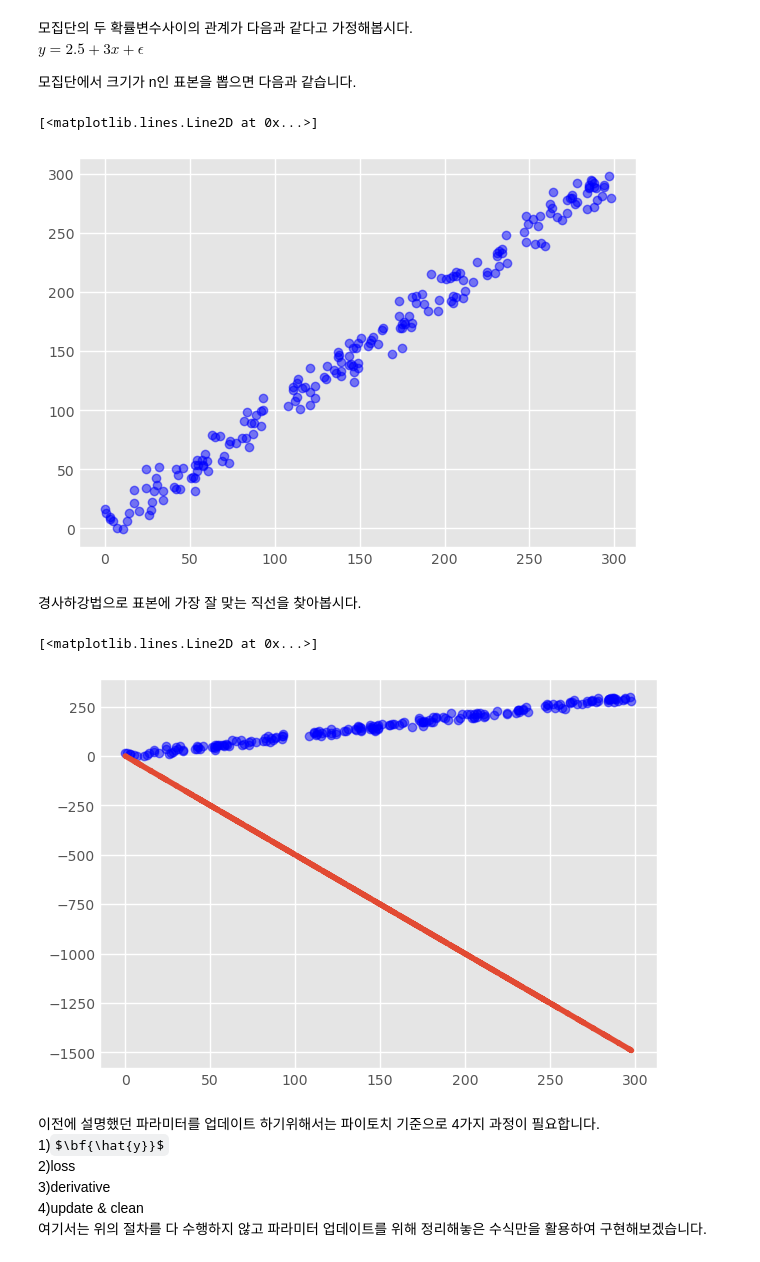
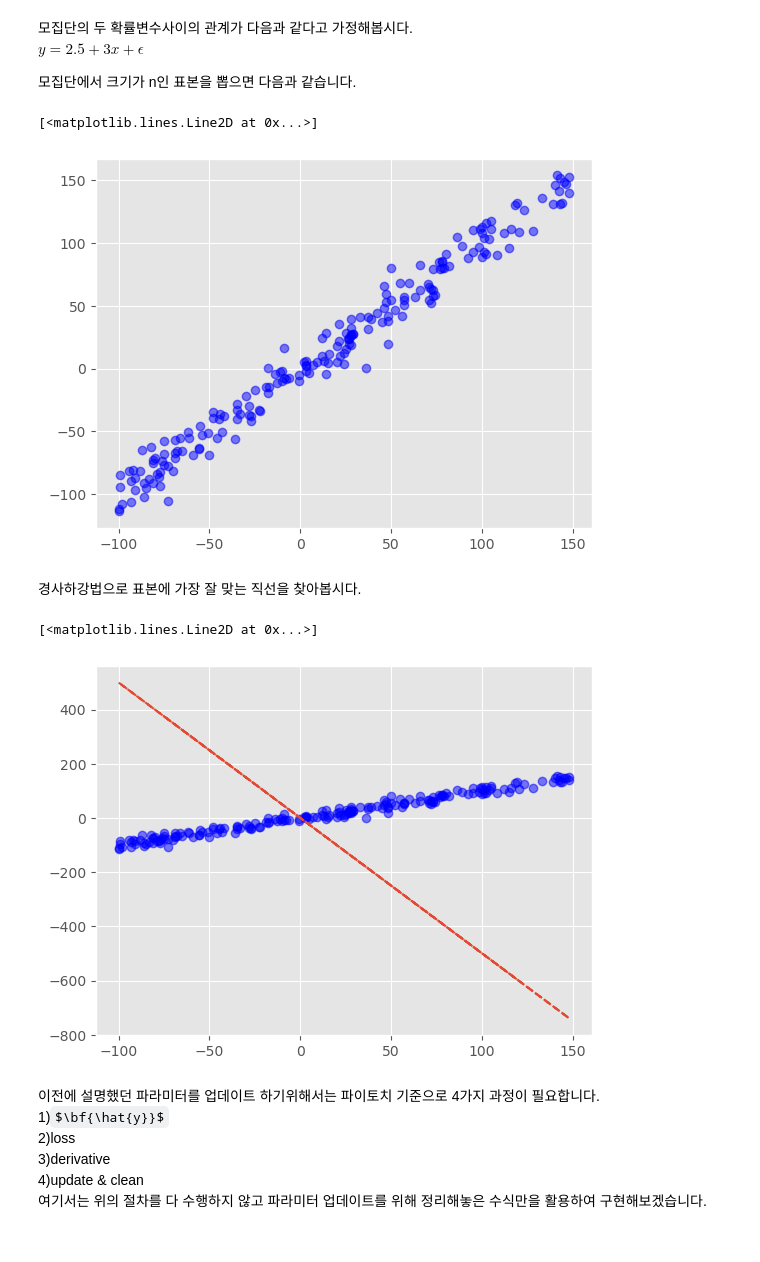
Before and after one commit to hoyeon1234/sin-hoyeon, a Jupyter notebook: posts/딥러닝/Deep learning theory/(1) Linear Regression/Linear Regression.ipynb, the cells around one changed output. Saved outputs shown, nothing was run; the diff lists cells and outputs as text; code cells hidden in the pictures; some formulas as TeX source.

```diff
--- a/posts/딥러닝/Deep learning theory/(1) Linear Regression/Linear Regression.ipynb
+++ b/posts/딥러닝/Deep learning theory/(1) Linear Regression/Linear Regression.ipynb
@@ -50,0 +69,20 @@ $\Longleftrightarrow
+# %%
+import torch
+import matplotlib.pyplot as plt
+import pandas as pd
+import seaborn as sns
+plt.style.use('ggplot')
+
+n=200
+
+#n=200인 표본 추출
+torch.manual_seed(2202)
+W = torch.tensor([0,1]).reshape(2,-1).float()
+_x = torch.randint(-100,150,(n,1))
+_ones = torch.ones((n,1))
+_epsilon = torch.randn((n,1)) * 10 #변동을 조금 더 주기 위해서 오차를 곱해줌
+X = torch.concat((_ones,_x),axis=1).float()
+y = X @ W + _epsilon
+
+plt.plot(X[:,1],y,"bo",alpha=0.5)
+plt.title("n=200")
@@ -122,17 +187,19 @@ $y =  2.5 + 3x + \epsilon$<br>
 # %%
 n=200
 
+#n=200인 표본 추출
+torch.manual_seed(2202)
 W = torch.tensor([0,1]).reshape(2,-1).float()
-_x = torch.randint(0,300,(n,1))
+_x = torch.randint(-100,150,(n,1))
 _ones = torch.ones((n,1))
 _epsilon = torch.randn((n,1)) * 10 #변동을 조금 더 주기 위해서 오차를 곱해줌
 X = torch.concat((_ones,_x),axis=1).float()
 y = X @ W + _epsilon
 
 plt.plot(X[:,1],y,"bo",alpha=0.5)
 # %% [output]
 [<matplotlib.lines.Line2D at 0x...>]
-[figure, old version]
+[figure, new version]
 # %% [markdown]
 경사하강법으로 표본에 가장 잘 맞는 직선을 찾아봅시다.<br>
 # %%
@@ -144,7 +211,7 @@ plt.plot(X[:,1],y,"bo",alpha=0.5)
 plt.plot(X[:,1],X@W_hat,"--")
 # %% [output]
 [<matplotlib.lines.Line2D at 0x...>]
-[figure, old version]
+[figure, new version]
 # %% [markdown]
 이전에 설명했던 파라미터를 업데이트 하기위해서는 파이토치 기준으로 4가지 과정이 필요합니다.<br>
 1)$\bf{\hat{y}}$<br>
```
Also changed, not shown: parts of 13 cells of this notebook, 15 other files.
